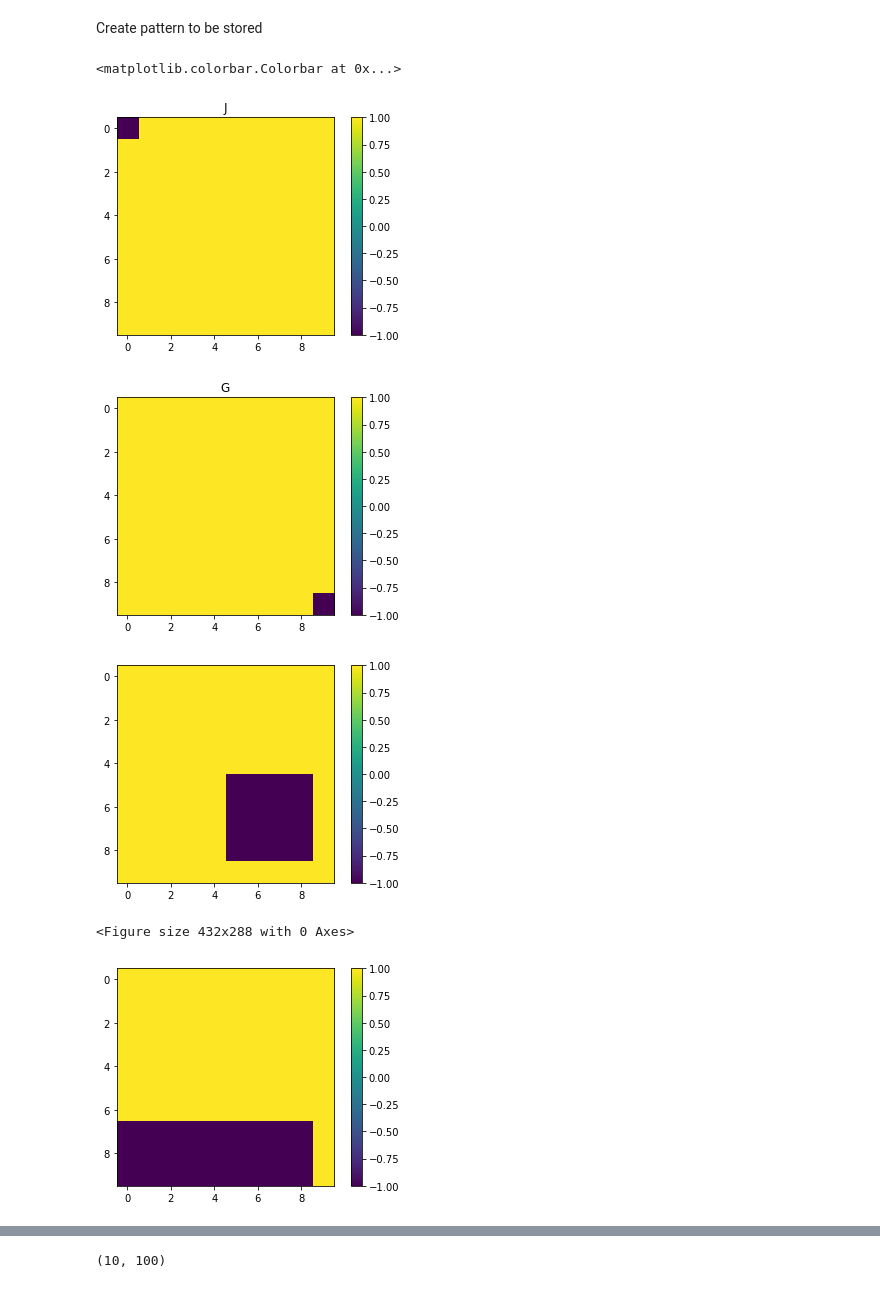
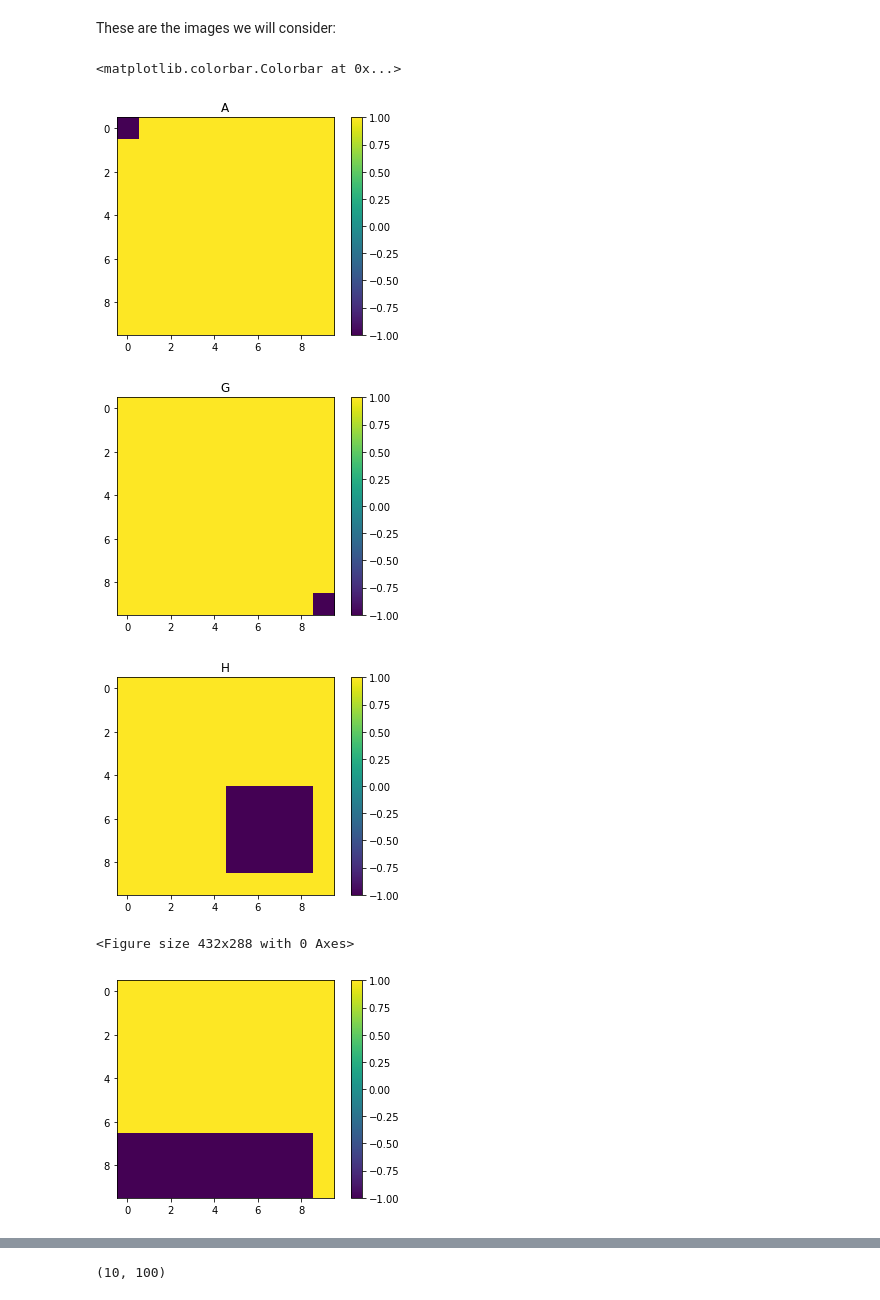
Before and after one commit to g-torr/storing-pattern, a Jupyter notebook: store pattern.ipynb, the cells around one changed output, grey strips where cells are left out. Saved outputs shown, nothing was run; the diff lists cells and outputs as text; code cells hidden in the pictures.

```diff
--- a/store pattern.ipynb
+++ b/store pattern.ipynb
@@ -3,38 +3,39 @@ from pylab import *
 from scipy.signal import convolve2d
 %matplotlib inline
 import numpy.random
-# %% [markdown]
-Create pattern to be stored
+# %% [markdown]
+These are the images we will consider:
 # %%
-J=zeros((10,10))+1
-J[:1,0:1]=-1
-imshow(J)
-title("J")
+A=zeros((10,10))+1
+A[:1,0:1]=-1
+imshow(A)
+title("A")
 colorbar()
 figure()
 G=zeros((10,10))+1;
 G[-1:,-1:]=-1
 title("G")
 imshow(G)
 colorbar()
 figure()
+title("H")
 H=zeros((10,10))+1
 H[5:9,5:9]=-1;
 imshow(H)
 colorbar()
 figure()
 I=zeros((10,10))+1
 I[7:10,0:9]=-1;
 figure()
 imshow(I)
 colorbar()
 
 #J=(J+G)/2
 # %% [output]
 <matplotlib.colorbar.Colorbar at 0x...>
 [figure]
 [figure]
-[figure, old version]
+[figure, new version]
 <Figure size 432x288 with 0 Axes>
 [figure]
 # %% [markdown]
```
Also changed, not shown: parts of 11 cells of this notebook.
